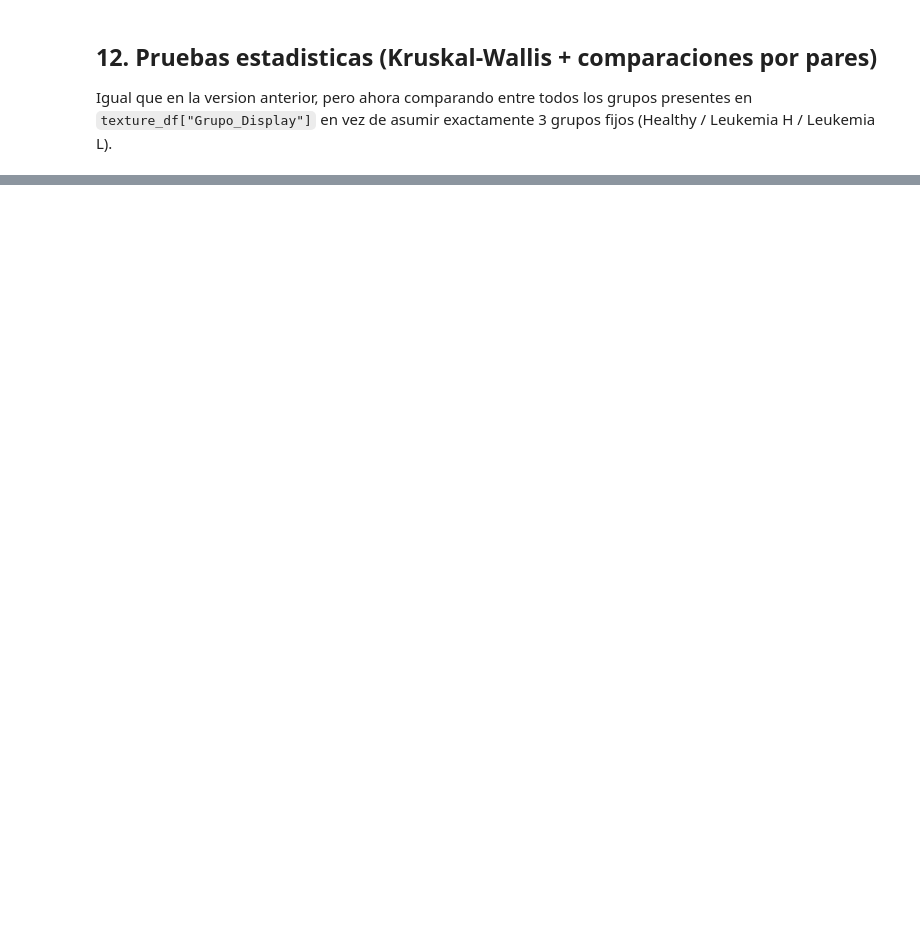
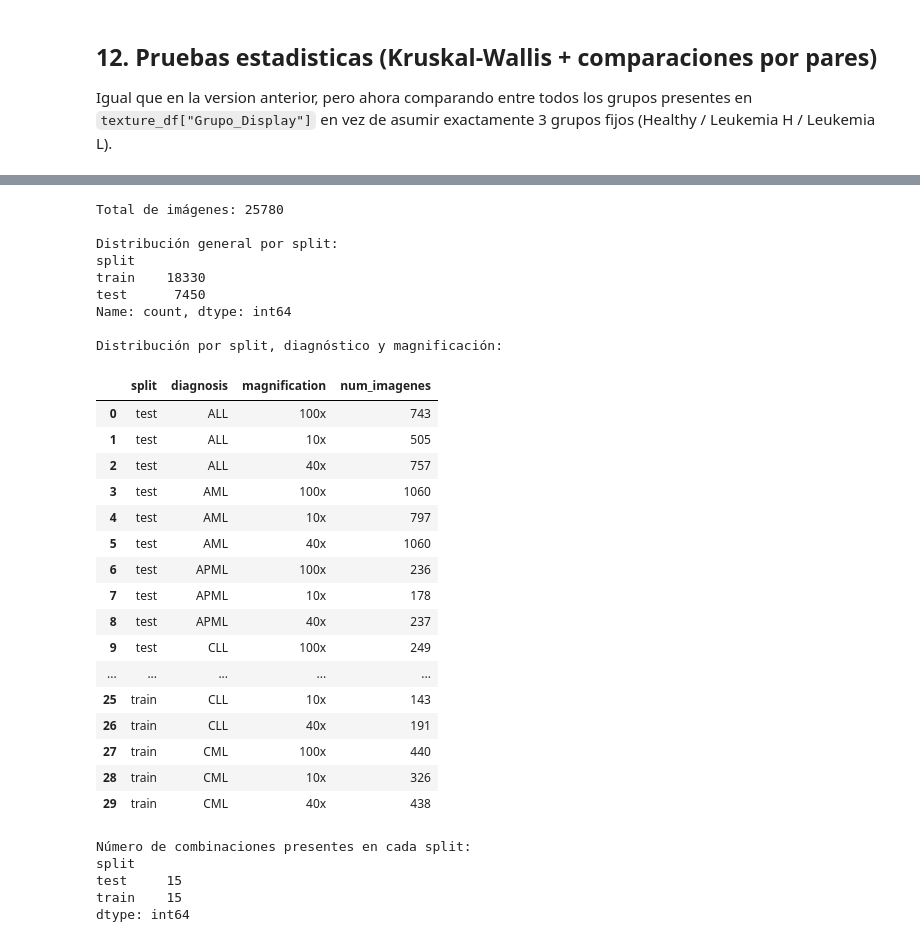
Before and after one commit to Karincrisis/TT, a Jupyter notebook: notebooks/EDA_Leukemia_FastVLM_.ipynb, the cells around one changed output, grey strips where cells are left out. Drawn from its saved outputs; the diff is of its cells as text; code cells hidden in the pictures; blank space fills up the shorter version.

```diff
--- a/notebooks/EDA_Leukemia_FastVLM_.ipynb
+++ b/notebooks/EDA_Leukemia_FastVLM_.ipynb
@@ -889,0 +1177,13 @@ else:
+# %%
+# Cargar captions generados
+df_captions = pd.read_csv(CAPTIONS_PATH)
+
+print("Dimensiones del dataset:", df_captions.shape)
+print("\nColumnas:")
+print(df_captions.columns.tolist())
+
+print("\nRegistros por dataset:")
+print(df_captions["dataset"].value_counts())
+
+print("\nPrimeros registros:")
+display(df_captions.head(3))
@@ -889,0 +4422,64 @@ else:
+# %%
+# ============================================================
+# Distribución de LeukemiaAttri por split
+# ============================================================
+
+resumen_splits_leukemia = (
+    df_leukemia_master
+    .groupby(
+        ["split", "diagnosis", "magnification"],
+        dropna=False
+    )
+    .size()
+    .reset_index(name="num_imagenes")
+)
+
+print("Total de imágenes:", len(df_leukemia_master))
+
+print("\nDistribución general por split:")
+print(
+    df_leukemia_master["split"]
+    .value_counts(dropna=False)
+)
+
+print("\nDistribución por split, diagnóstico y magnificación:")
+display(resumen_splits_leukemia)
+
+print("\nNúmero de combinaciones presentes en cada split:")
+print(
+    resumen_splits_leukemia
+    .groupby("split")
+    .size()
+)
+# %% [output]
+Total de imágenes: 25780
+
+Distribución general por split:
+split
+train    18330
+test      7450
+Name: count, dtype: int64
+
+Distribución por split, diagnóstico y magnificación:
+|  | split | diagnosis | magnification | num_imagenes |
+| 0 | test | ALL | 100x | 743 |
+| 1 | test | ALL | 10x | 505 |
+| 2 | test | ALL | 40x | 757 |
+| 3 | test | AML | 100x | 1060 |
+| 4 | test | AML | 10x | 797 |
+| 5 | test | AML | 40x | 1060 |
+| 6 | test | APML | 100x | 236 |
+| 7 | test | APML | 10x | 178 |
+| 8 | test | APML | 40x | 237 |
+| 9 | test | CLL | 100x | 249 |
+| ... | ... | ... | ... | ... |
+| 25 | train | CLL | 10x | 143 |
+| 26 | train | CLL | 40x | 191 |
+| 27 | train | CML | 100x | 440 |
+| 28 | train | CML | 10x | 326 |
+| 29 | train | CML | 40x | 438 |
+Número de combinaciones presentes en cada split:
+split
+test     15
+train    15
+dtype: int64
```
Also changed, not shown: parts of 136 cells of this notebook, 1 other file.
